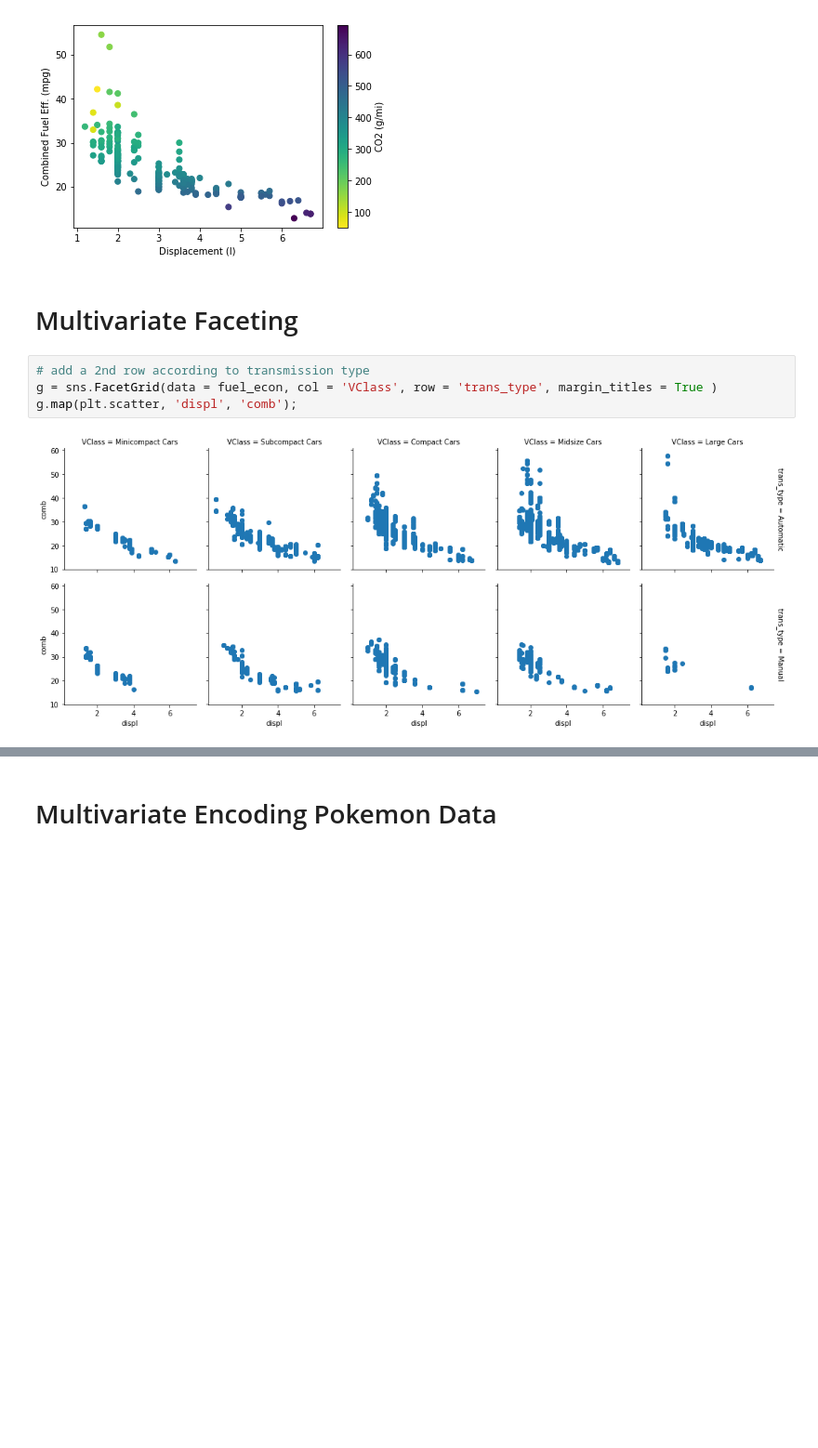
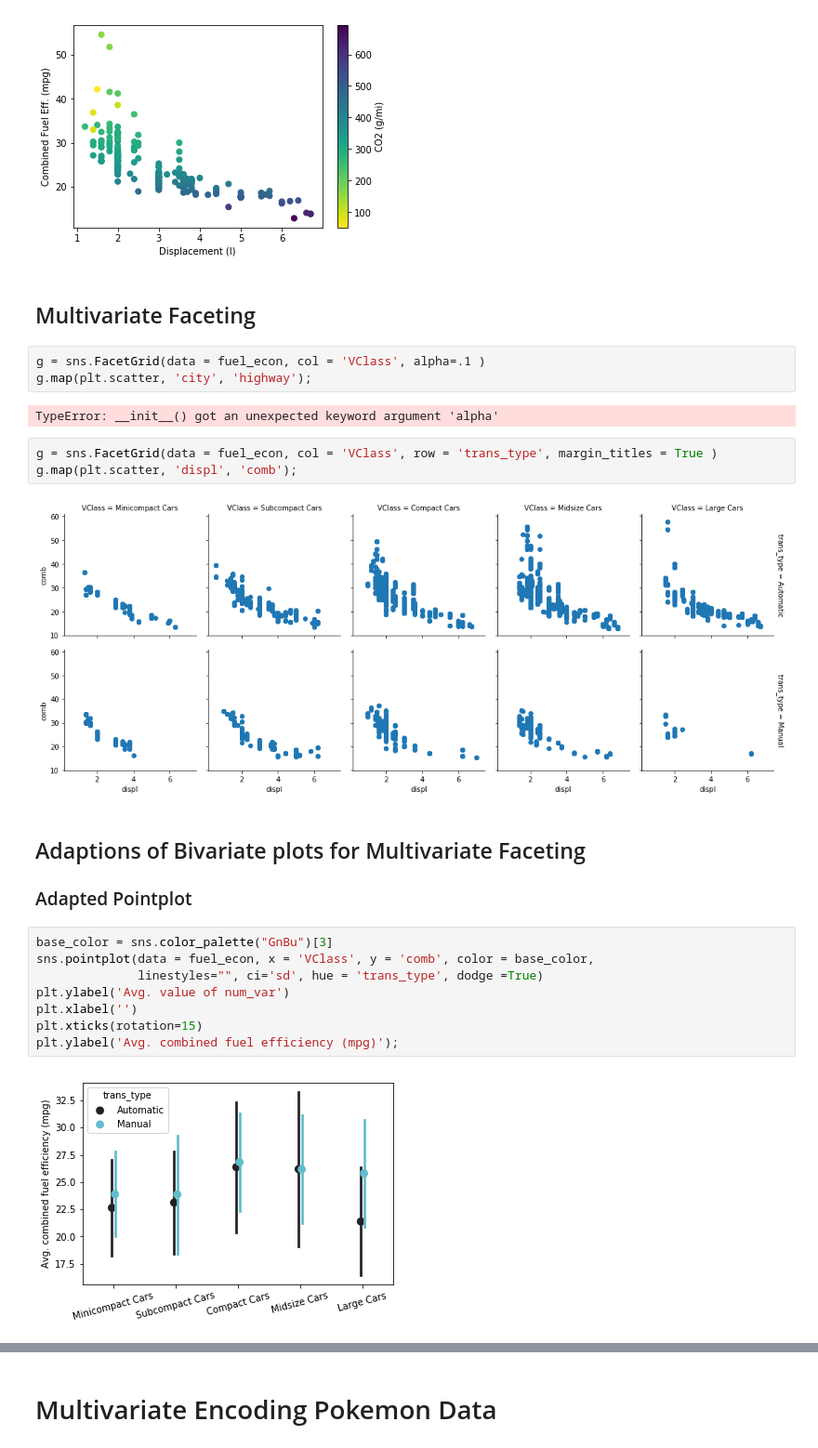
Before and after one commit to faymarie/data-visualization, a Jupyter notebook: Visualization_practise.ipynb, the cells around one changed output, grey strips where cells are left out. Shown: that part at 93% size. Saved outputs shown, nothing was run; the diff lists cells and outputs as text; blank space fills up the shorter version.

Commit message:
feat: Add multivariate facetted plot

```diff
--- a/Visualization_practise.ipynb
+++ b/Visualization_practise.ipynb
@@ -343,10 +343,27 @@ plt.ylabel('Combined Fuel Eff. (mpg)');
 # %% [output]
 [figure]
 # %% [markdown]
-# Multivariate Faceting
+## Multivariate Faceting
+# %%
+g = sns.FacetGrid(data = fuel_econ, col = 'VClass', alpha=.1 )
+g.map(plt.scatter, 'city', 'highway');
+# %% [output]
+TypeError: __init__() got an unexpected keyword argument 'alpha'
 # %%
-# add a 2nd row according to transmission type
 g = sns.FacetGrid(data = fuel_econ, col = 'VClass', row = 'trans_type', margin_titles = True )
 g.map(plt.scatter, 'displ', 'comb');
 # %% [output]
 [figure]
+# %% [markdown]
+## Adaptions of Bivariate plots for Multivariate Faceting
+### Adapted Pointplot
+# %%
+base_color = sns.color_palette("GnBu")[3]
+sns.pointplot(data = fuel_econ, x = 'VClass', y = 'comb', color = base_color,
+              linestyles="", ci='sd', hue = 'trans_type', dodge =True)
+plt.ylabel('Avg. value of num_var')
+plt.xlabel('')
+plt.xticks(rotation=15)
+plt.ylabel('Avg. combined fuel efficiency (mpg)');
+# %% [output]
+[figure, added]
```
Also changed, not shown: parts of 7 cells of this notebook.
